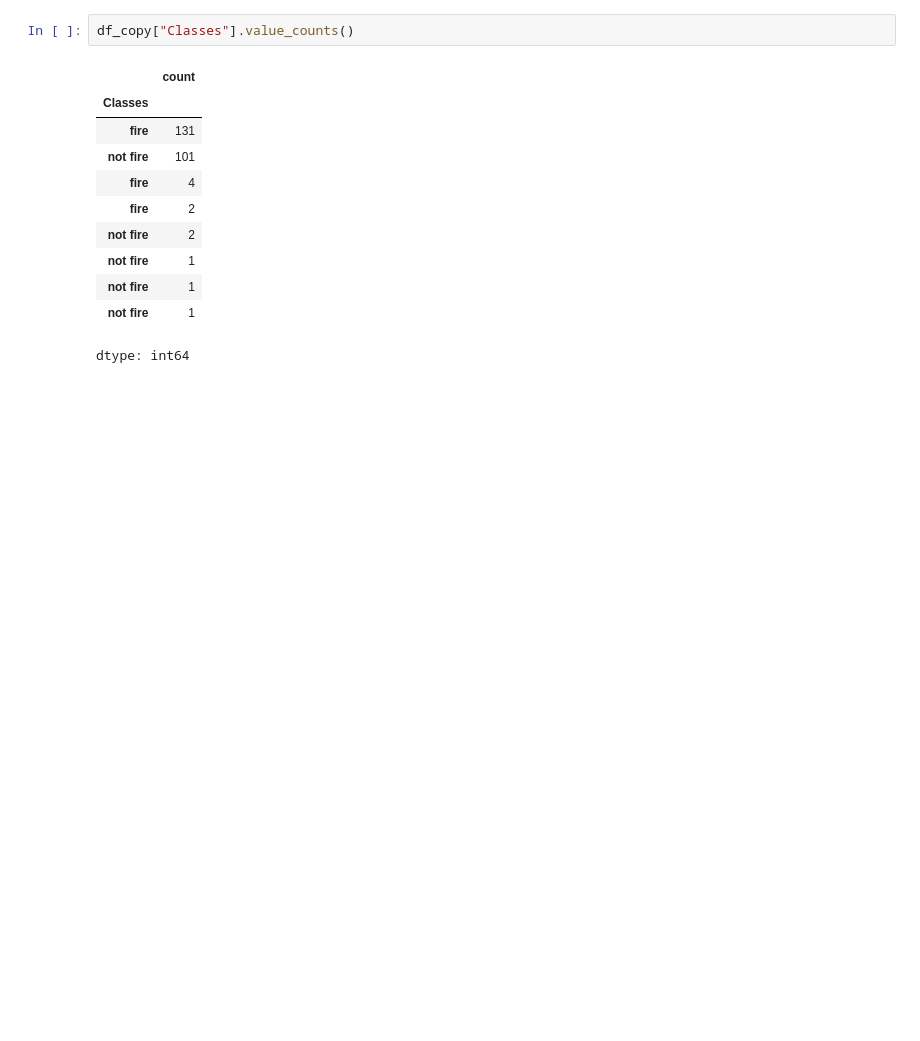
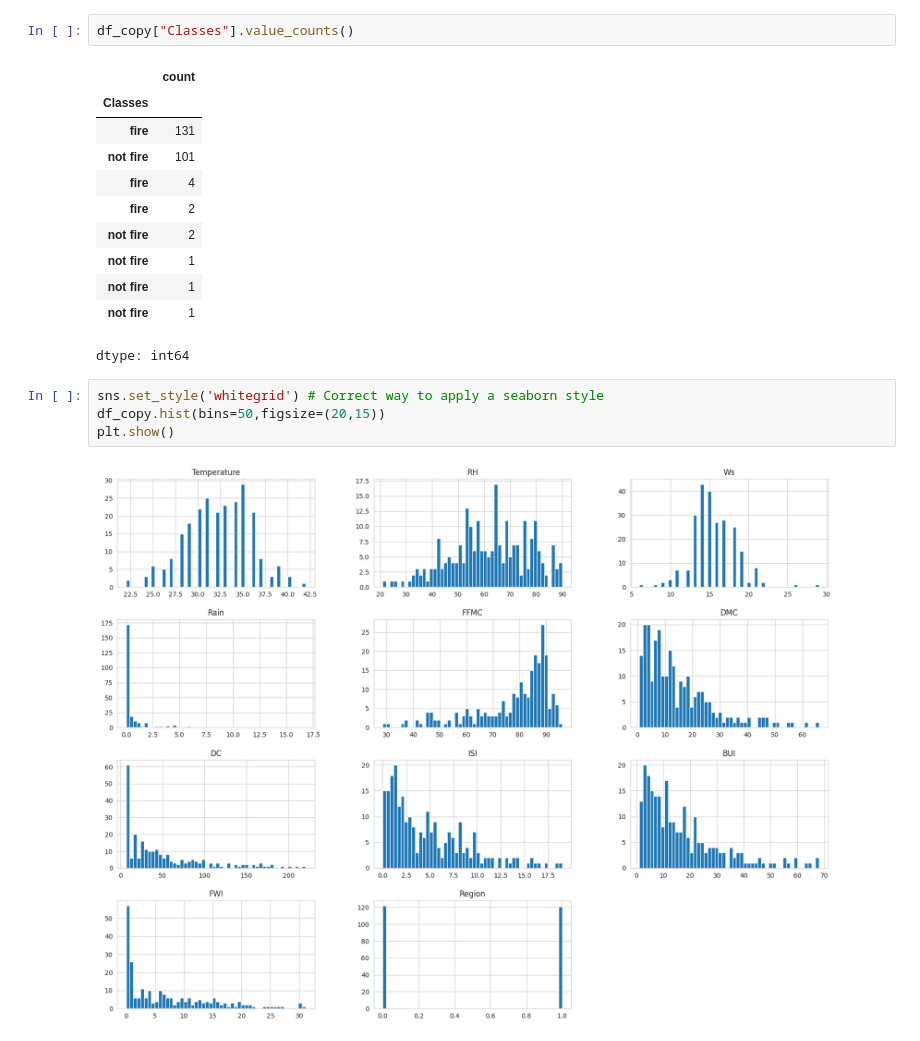
Before and after one commit to Comrade123-123/Ridge_LAaso_ElasticNet_miniproject, a Jupyter notebook: Ridge_lasso_ElasticNet.ipynb, the cells around one changed output. Drawn from its saved outputs; the diff is of its cells as text; blank space fills up the shorter version.

```diff
--- a/Ridge_lasso_ElasticNet.ipynb
+++ b/Ridge_lasso_ElasticNet.ipynb
@@ -293,3 +293,9 @@ df_copy["Classes"].value_counts()
 | not fire | 1 |
 | not fire | 1 |
 dtype: int64
+# %%
+sns.set_style('whitegrid') # Correct way to apply a seaborn style
+df_copy.hist(bins=50,figsize=(20,15))
+plt.show()
+# %% [output]
+[figure, added]
```
Also changed, not shown: parts of 1 cell of this notebook.
